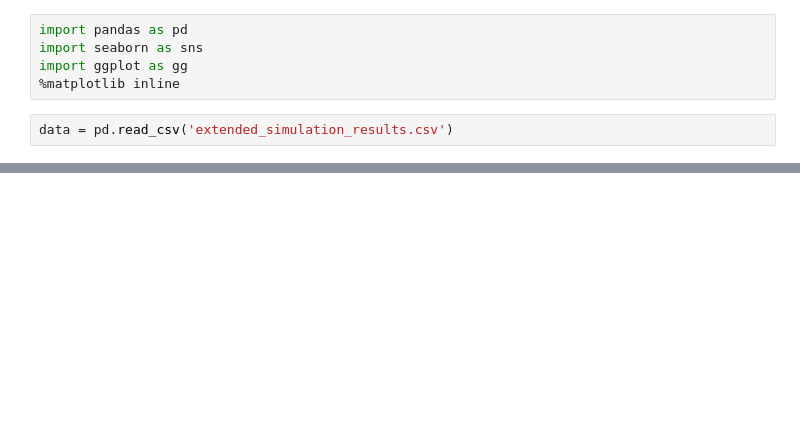
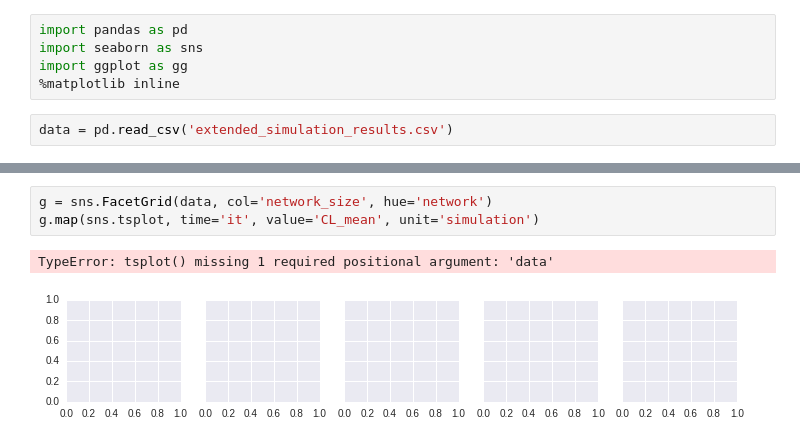
Before and after one commit to zubekj/cog-abm, a Jupyter notebook: extended_sim_analyses.ipynb, the cells around one changed output, grey strips where cells are left out. Saved outputs shown, nothing was run; the diff lists cells and outputs as text; blank space fills up the shorter version.

```diff
--- a/extended_sim_analyses.ipynb
+++ b/extended_sim_analyses.ipynb
@@ -26,0 +26,6 @@ sns.tsplot(data=data[data.network_size == 12], time='it', value='CL_mean', unit=
+# %%
+g = sns.FacetGrid(data, col='network_size', hue='network')
+g.map(sns.tsplot, time='it', value='CL_mean', unit='simulation')
+# %% [output]
+TypeError: tsplot() missing 1 required positional argument: 'data'
+[figure, added]
```
Also changed, not shown: parts of 3 cells of this notebook, 14 other files.
